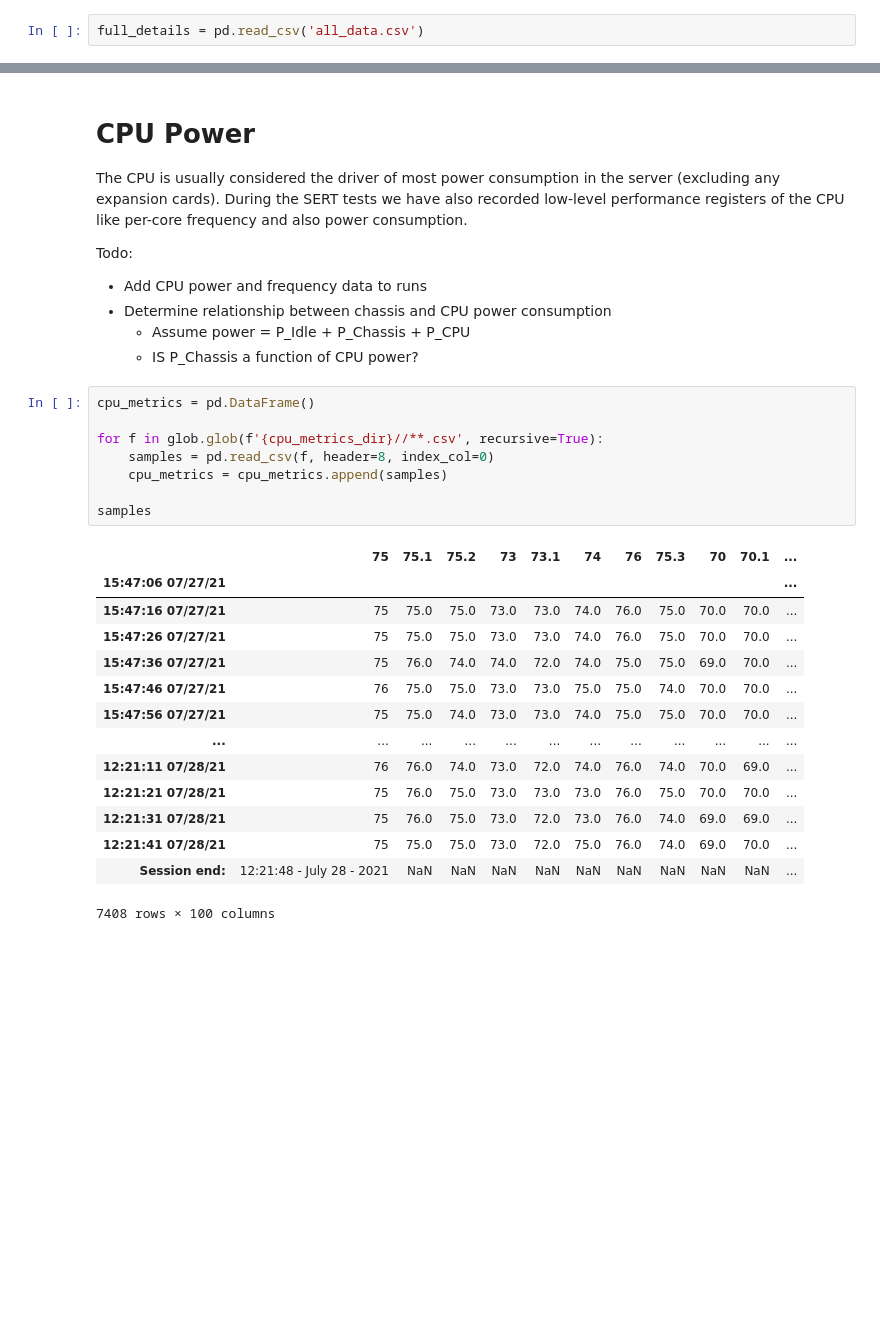
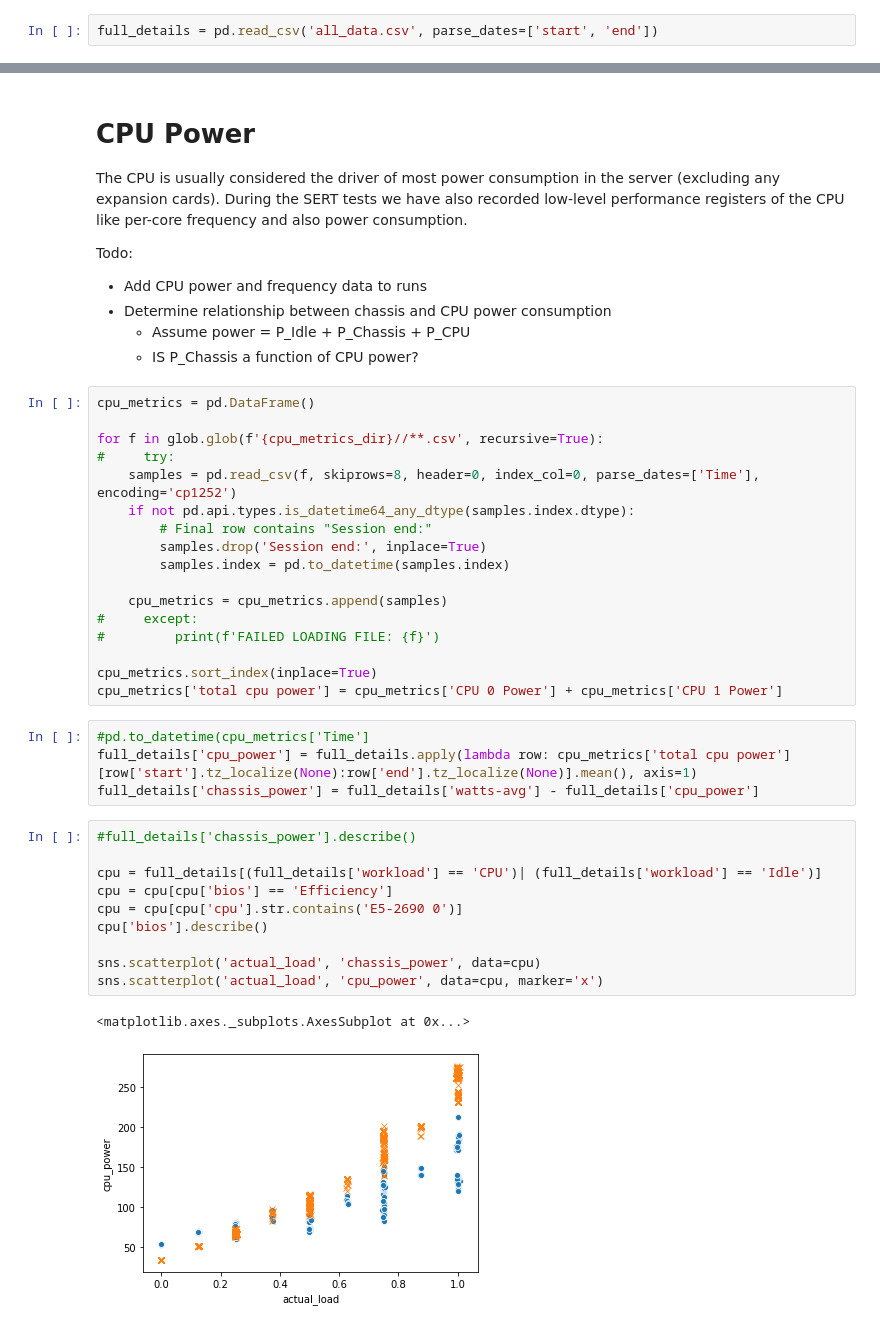
Before and after one commit to sjclement/sert-processing, a Jupyter notebook: Temperature_analysis.ipynb, the cells around one changed output, grey strips where cells are left out. Cells and saved outputs as stored; diff of their text form; blank space fills up the shorter version.

Commit message:
exploring the proportion of power dedicated to CPU vs chassis

```diff
--- a/Temperature_analysis.ipynb
+++ b/Temperature_analysis.ipynb
@@ -120,7 +108,7 @@ Todo:
 - Generate previous graphs for efficiency and power against load
 - Fit basic curves to each
 # %%
-full_details = pd.read_csv('all_data.csv')
+full_details = pd.read_csv('all_data.csv', parse_dates=['start', 'end'])
 # %%
 import seaborn as sns
 
@@ -138,26 +129,37 @@ Todo:
 - Determine relationship between chassis and CPU power consumption
     - Assume power = P_Idle + P_Chassis + P_CPU
     - IS P_Chassis a function of CPU power?
-# %%
-cpu_metrics = pd.DataFrame()
-
-for f in glob.glob(f'{cpu_metrics_dir}//**.csv', recursive=True):
-    samples = pd.read_csv(f, header=8, index_col=0)
-    cpu_metrics = cpu_metrics.append(samples)
-
-samples
-# %% [output]
-|  | 75 | 75.1 | 75.2 | 73 | 73.1 | 74 | 76 | 75.3 | 70 | 70.1 | ... |
-| 15:47:06 07/27/21 |  |  |  |  |  |  |  |  |  |  | ... |
-| 15:47:16 07/27/21 | 75 | 75.0 | 75.0 | 73.0 | 73.0 | 74.0 | 76.0 | 75.0 | 70.0 | 70.0 | ... |
-| 15:47:26 07/27/21 | 75 | 75.0 | 75.0 | 73.0 | 73.0 | 74.0 | 76.0 | 75.0 | 70.0 | 70.0 | ... |
-| 15:47:36 07/27/21 | 75 | 76.0 | 74.0 | 74.0 | 72.0 | 74.0 | 75.0 | 75.0 | 69.0 | 70.0 | ... |
-| 15:47:46 07/27/21 | 76 | 75.0 | 75.0 | 73.0 | 73.0 | 75.0 | 75.0 | 74.0 | 70.0 | 70.0 | ... |
-| 15:47:56 07/27/21 | 75 | 75.0 | 74.0 | 73.0 | 73.0 | 74.0 | 75.0 | 75.0 | 70.0 | 70.0 | ... |
-| ... | ... | ... | ... | ... | ... | ... | ... | ... | ... | ... | ... |
-| 12:21:11 07/28/21 | 76 | 76.0 | 74.0 | 73.0 | 72.0 | 74.0 | 76.0 | 74.0 | 70.0 | 69.0 | ... |
-| 12:21:21 07/28/21 | 75 | 76.0 | 75.0 | 73.0 | 73.0 | 73.0 | 76.0 | 75.0 | 70.0 | 70.0 | ... |
-| 12:21:31 07/28/21 | 75 | 76.0 | 75.0 | 73.0 | 72.0 | 73.0 | 76.0 | 74.0 | 69.0 | 69.0 | ... |
-| 12:21:41 07/28/21 | 75 | 75.0 | 75.0 | 73.0 | 72.0 | 75.0 | 76.0 | 74.0 | 69.0 | 70.0 | ... |
-| Session end: | 12:21:48 - July 28 - 2021 | NaN | NaN | NaN | NaN | NaN | NaN | NaN | NaN | NaN | ... |
-7408 rows × 100 columns
+# %%
+cpu_metrics = pd.DataFrame()
+
+for f in glob.glob(f'{cpu_metrics_dir}//**.csv', recursive=True):
+#     try:
+    samples = pd.read_csv(f, skiprows=8, header=0, index_col=0, parse_dates=['Time'], encoding='cp1252')
+    if not pd.api.types.is_datetime64_any_dtype(samples.index.dtype):
+        # Final row contains "Session end:"
+        samples.drop('Session end:', inplace=True)
+        samples.index = pd.to_datetime(samples.index)
+
+    cpu_metrics = cpu_metrics.append(samples)
+#     except:
+#         print(f'FAILED LOADING FILE: {f}')
+
+cpu_metrics.sort_index(inplace=True)
+cpu_metrics['total cpu power'] = cpu_metrics['CPU 0 Power'] + cpu_metrics['CPU 1 Power']
+# %%
+#pd.to_datetime(cpu_metrics['Time']
+full_details['cpu_power'] = full_details.apply(lambda row: cpu_metrics['total cpu power'][row['start'].tz_localize(None):row['end'].tz_localize(None)].mean(), axis=1)
+full_details['chassis_power'] = full_details['watts-avg'] - full_details['cpu_power']
+# %%
+#full_details['chassis_power'].describe()
+
+cpu = full_details[(full_details['workload'] == 'CPU')| (full_details['workload'] == 'Idle')]
+cpu = cpu[cpu['bios'] == 'Efficiency']
+cpu = cpu[cpu['cpu'].str.contains('E5-2690 0')]
+cpu['bios'].describe()
+
+sns.scatterplot('actual_load', 'chassis_power', data=cpu)
+sns.scatterplot('actual_load', 'cpu_power', data=cpu, marker='x')
+# %% [output]
+<matplotlib.axes._subplots.AxesSubplot at 0x...>
+[figure, added]
```
Also changed, not shown: parts of 3 cells of this notebook.
